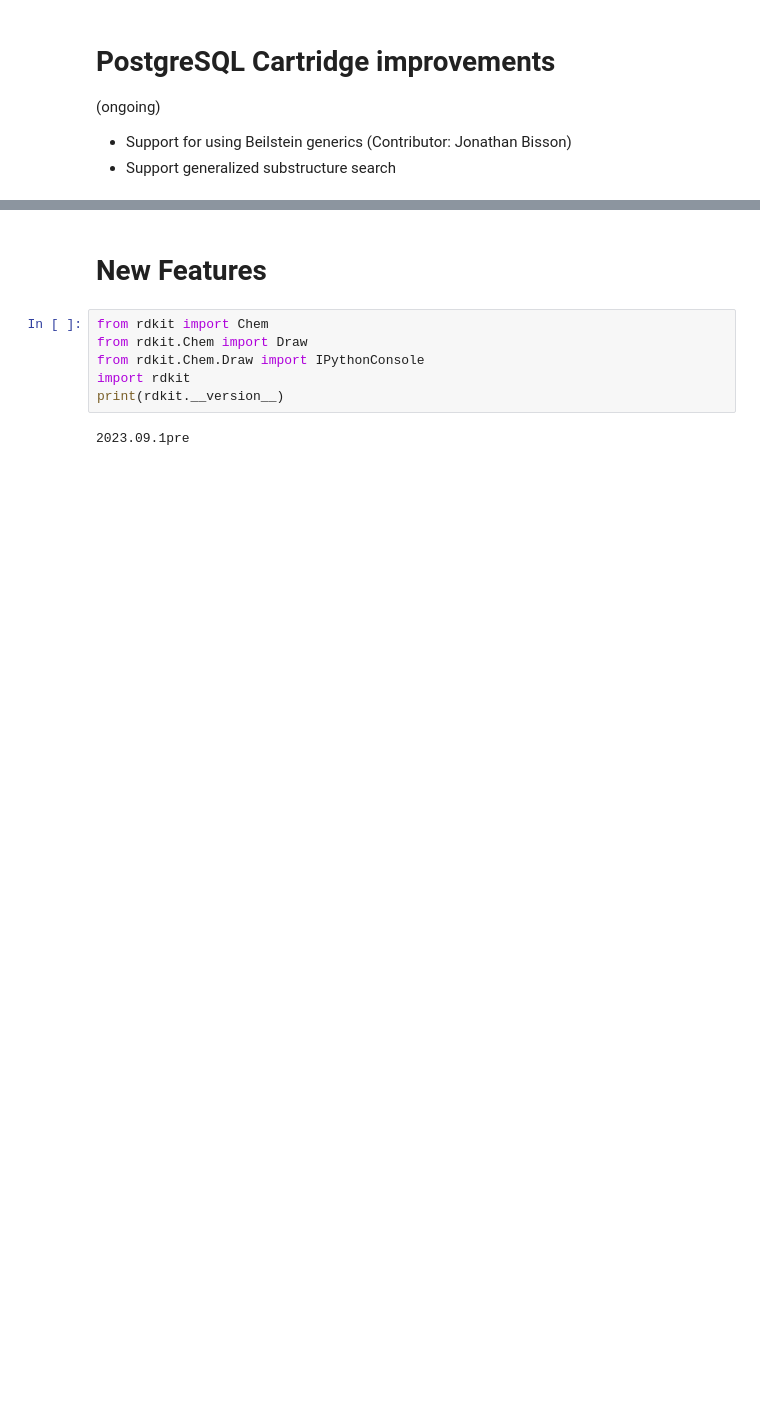
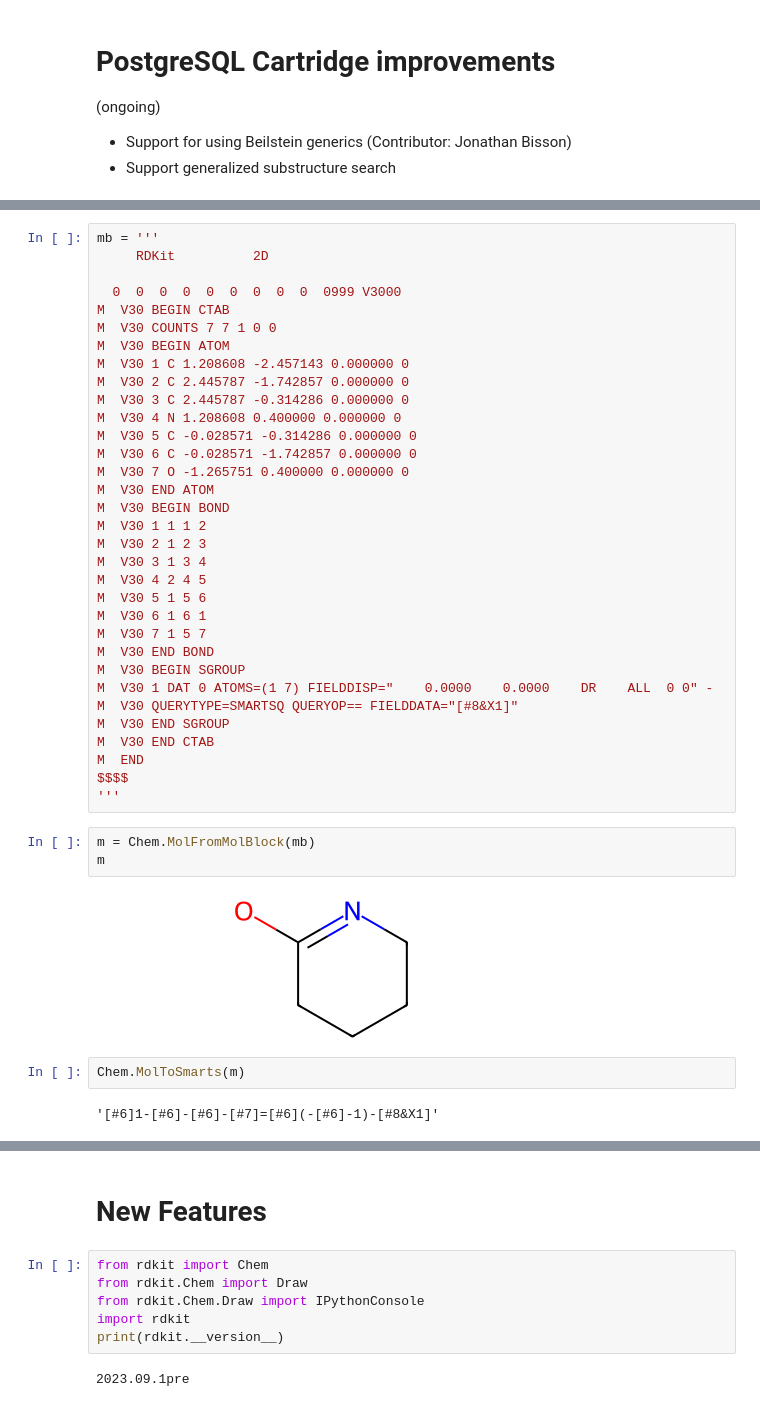
Before and after one commit to rdkit/UGM_2023, a Jupyter notebook: Notebooks/Landrum_WhatsNew.ipynb, the cells around one changed output, grey strips where cells are left out. Drawn from its saved outputs; the diff is of its cells as text; blank space fills up the shorter version.

```diff
--- a/Notebooks/Landrum_WhatsNew.ipynb
+++ b/Notebooks/Landrum_WhatsNew.ipynb
@@ -133,0 +160,42 @@ Connection info needed in SQLAlchemy format, example:
+# %%
+mb = '''
+     RDKit          2D
+
+  0  0  0  0  0  0  0  0  0  0999 V3000
+M  V30 BEGIN CTAB
+M  V30 COUNTS 7 7 1 0 0
+M  V30 BEGIN ATOM
+M  V30 1 C 1.208608 -2.457143 0.000000 0
+M  V30 2 C 2.445787 -1.742857 0.000000 0
+M  V30 3 C 2.445787 -0.314286 0.000000 0
+M  V30 4 N 1.208608 0.400000 0.000000 0
+M  V30 5 C -0.028571 -0.314286 0.000000 0
+M  V30 6 C -0.028571 -1.742857 0.000000 0
+M  V30 7 O -1.265751 0.400000 0.000000 0
+M  V30 END ATOM
+M  V30 BEGIN BOND
+M  V30 1 1 1 2
+M  V30 2 1 2 3
+M  V30 3 1 3 4
+M  V30 4 2 4 5
+M  V30 5 1 5 6
+M  V30 6 1 6 1
+M  V30 7 1 5 7
+M  V30 END BOND
+M  V30 BEGIN SGROUP
+M  V30 1 DAT 0 ATOMS=(1 7) FIELDDISP="    0.0000    0.0000    DR    ALL  0 0" -
+M  V30 QUERYTYPE=SMARTSQ QUERYOP== FIELDDATA="[#8&X1]"
+M  V30 END SGROUP
+M  V30 END CTAB
+M  END
+$$$$
+'''
+# %%
+m = Chem.MolFromMolBlock(mb)
+m
+# %% [output]
+[figure, added]
+# %%
+Chem.MolToSmarts(m)
+# %% [output]
+'[#6]1-[#6]-[#6]-[#7]=[#6](-[#6]-1)-[#8&X1]'
```
Also changed, not shown: parts of 138 cells of this notebook, 1 other file.
